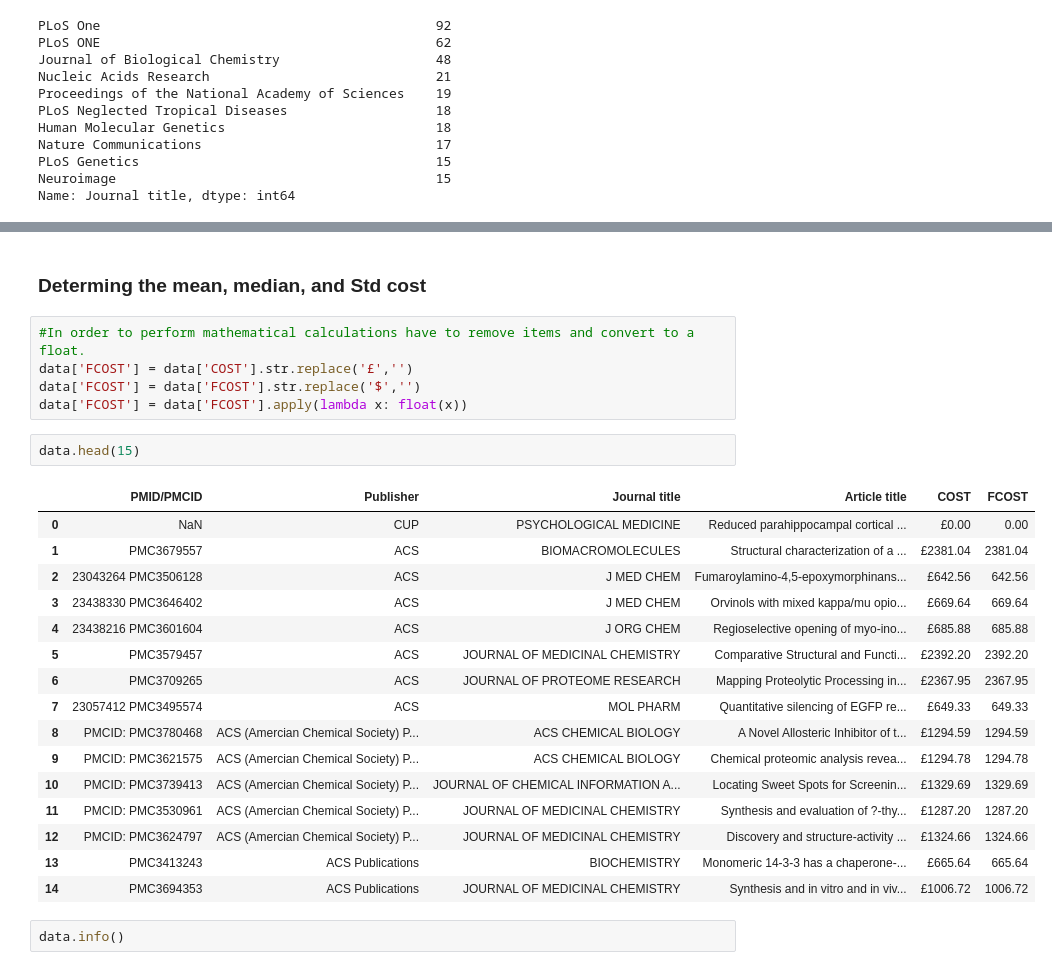
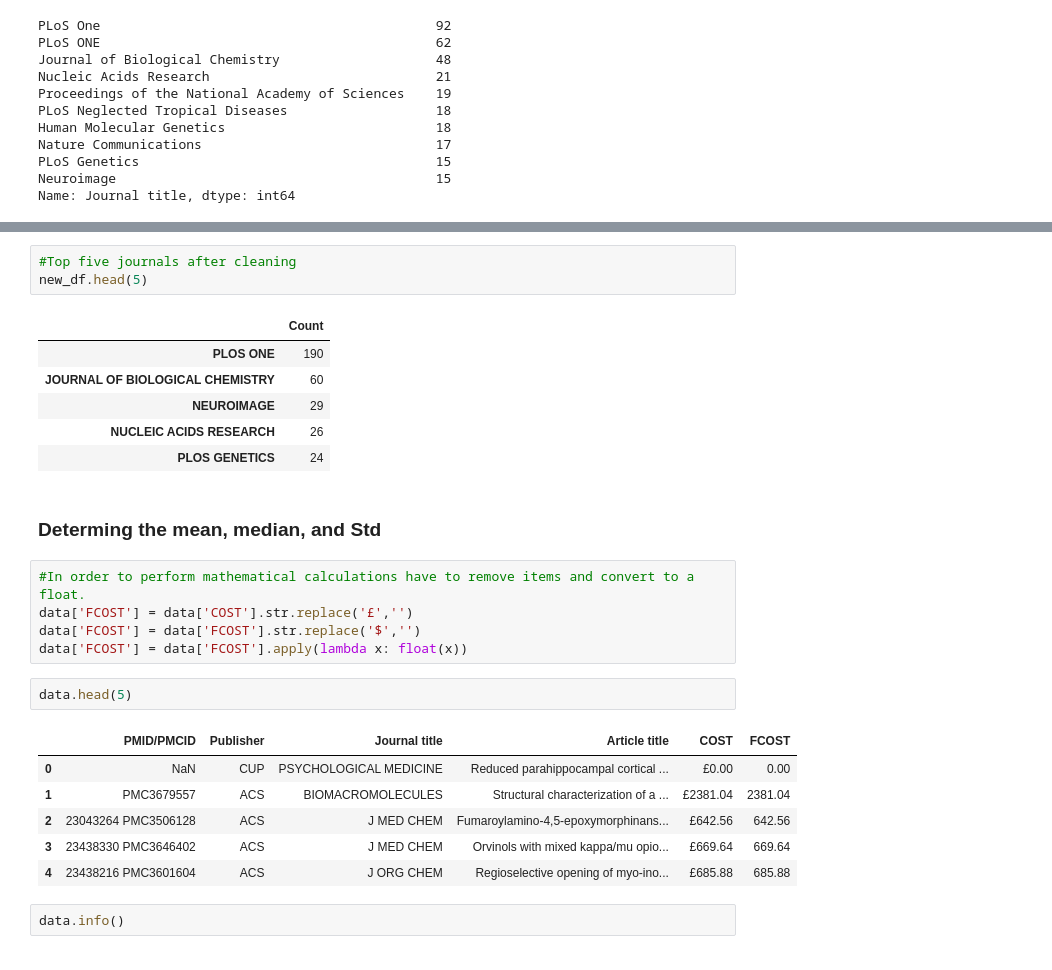
Before and after one commit to madderle/Data-Science-Bootcamp, a Jupyter notebook: Unit 1/Intermediate Visualization/Challenge Data cleaning and Validation.ipynb, the cells around one changed output, grey strips where cells are left out. Saved outputs shown, nothing was run; the diff lists cells and outputs as text.

```diff
--- a/Unit 1/Intermediate Visualization/Challenge Data cleaning and Validation.ipynb
+++ b/Unit 1/Intermediate Visualization/Challenge Data cleaning and Validation.ipynb
@@ -98,29 +90,29 @@ new_df.head(5)
+# %%
+#Top five journals after cleaning
+new_df.head(5)
+# %% [output]
+|  | Count |
+| PLOS ONE | 190 |
+| JOURNAL OF BIOLOGICAL CHEMISTRY | 60 |
+| NEUROIMAGE | 29 |
+| NUCLEIC ACIDS RESEARCH | 26 |
+| PLOS GENETICS | 24 |
 # %% [markdown]
-### Determing the mean, median, and Std cost
+### Determing the mean, median, and Std
 # %%
 #In order to perform mathematical calculations have to remove items and convert to a float.
 data['FCOST'] = data['COST'].str.replace('£','')
 data['FCOST'] = data['FCOST'].str.replace('$','')
 data['FCOST'] = data['FCOST'].apply(lambda x: float(x))
 # %%
-data.head(15)
+data.head(5)
 # %% [output]
 |  | PMID/PMCID | Publisher | Journal title | Article title | COST | FCOST |
 | 0 | NaN | CUP | PSYCHOLOGICAL MEDICINE | Reduced parahippocampal cortical ... | £0.00 | 0.00 |
 | 1 | PMC3679557 | ACS | BIOMACROMOLECULES | Structural characterization of a ... | £2381.04 | 2381.04 |
 | 2 | 23043264 PMC3506128 | ACS | J MED CHEM | Fumaroylamino-4,5-epoxymorphinans... | £642.56 | 642.56 |
 | 3 | 23438330 PMC3646402 | ACS | J MED CHEM | Orvinols with mixed kappa/mu opio... | £669.64 | 669.64 |
 | 4 | 23438216 PMC3601604 | ACS | J ORG CHEM | Regioselective opening of myo-ino... | £685.88 | 685.88 |
-| 5 | PMC3579457 | ACS | JOURNAL OF MEDICINAL CHEMISTRY | Comparative Structural and Functi... | £2392.20 | 2392.20 |
-| 6 | PMC3709265 | ACS | JOURNAL OF PROTEOME RESEARCH | Mapping Proteolytic Processing in... | £2367.95 | 2367.95 |
-| 7 | 23057412 PMC3495574 | ACS | MOL PHARM | Quantitative silencing of EGFP re... | £649.33 | 649.33 |
-| 8 | PMCID: PMC3780468 | ACS (Amercian Chemical Society) P... | ACS CHEMICAL BIOLOGY | A Novel Allosteric Inhibitor of t... | £1294.59 | 1294.59 |
-| 9 | PMCID: PMC3621575 | ACS (Amercian Chemical Society) P... | ACS CHEMICAL BIOLOGY | Chemical proteomic analysis revea... | £1294.78 | 1294.78 |
-| 10 | PMCID: PMC3739413 | ACS (Amercian Chemical Society) P... | JOURNAL OF CHEMICAL INFORMATION A... | Locating Sweet Spots for Screenin... | £1329.69 | 1329.69 |
-| 11 | PMCID: PMC3530961 | ACS (Amercian Chemical Society) P... | JOURNAL OF MEDICINAL CHEMISTRY | Synthesis and evaluation of ?-thy... | £1287.20 | 1287.20 |
-| 12 | PMCID: PMC3624797 | ACS (Amercian Chemical Society) P... | JOURNAL OF MEDICINAL CHEMISTRY | Discovery and structure-activity ... | £1324.66 | 1324.66 |
-| 13 | PMC3413243 | ACS Publications | BIOCHEMISTRY | Monomeric 14-3-3 has a chaperone-... | £665.64 | 665.64 |
-| 14 | PMC3694353 | ACS Publications | JOURNAL OF MEDICINAL CHEMISTRY | Synthesis and in vitro and in viv... | £1006.72 | 1006.72 |
 # %%
 data.info()
 # %% [output]
```
Also changed, not shown: parts of 7 cells of this notebook.
